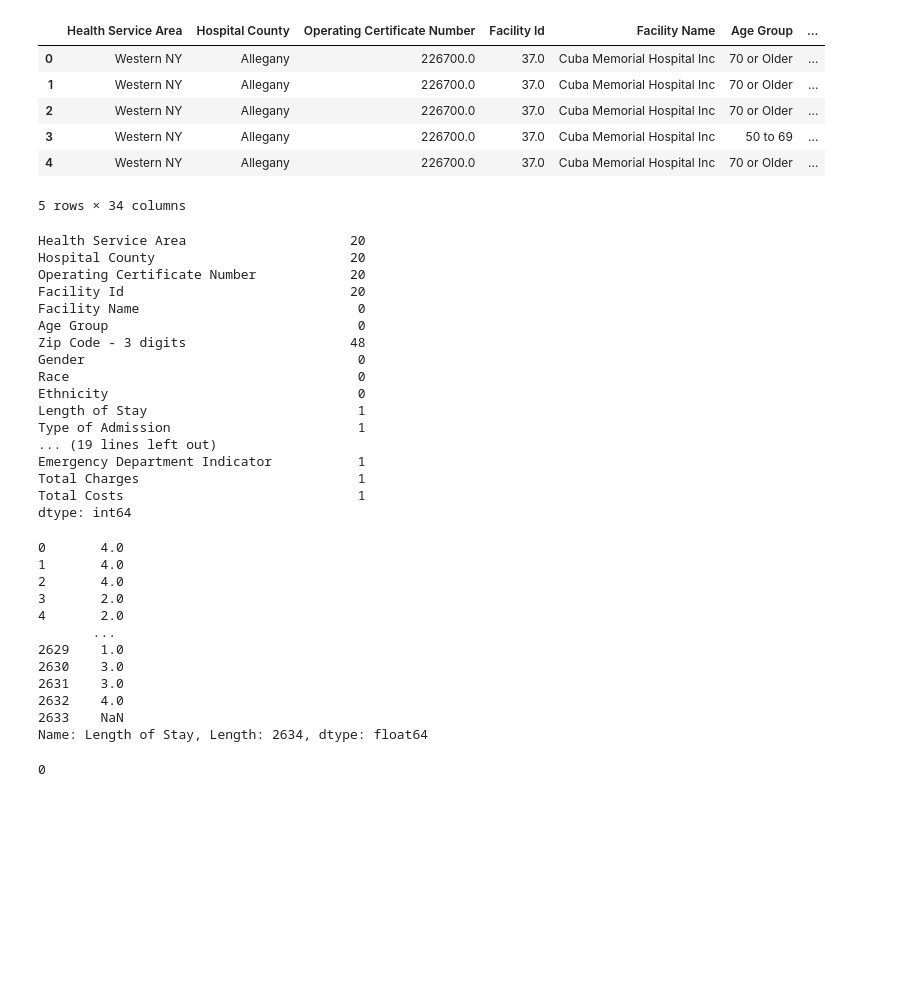
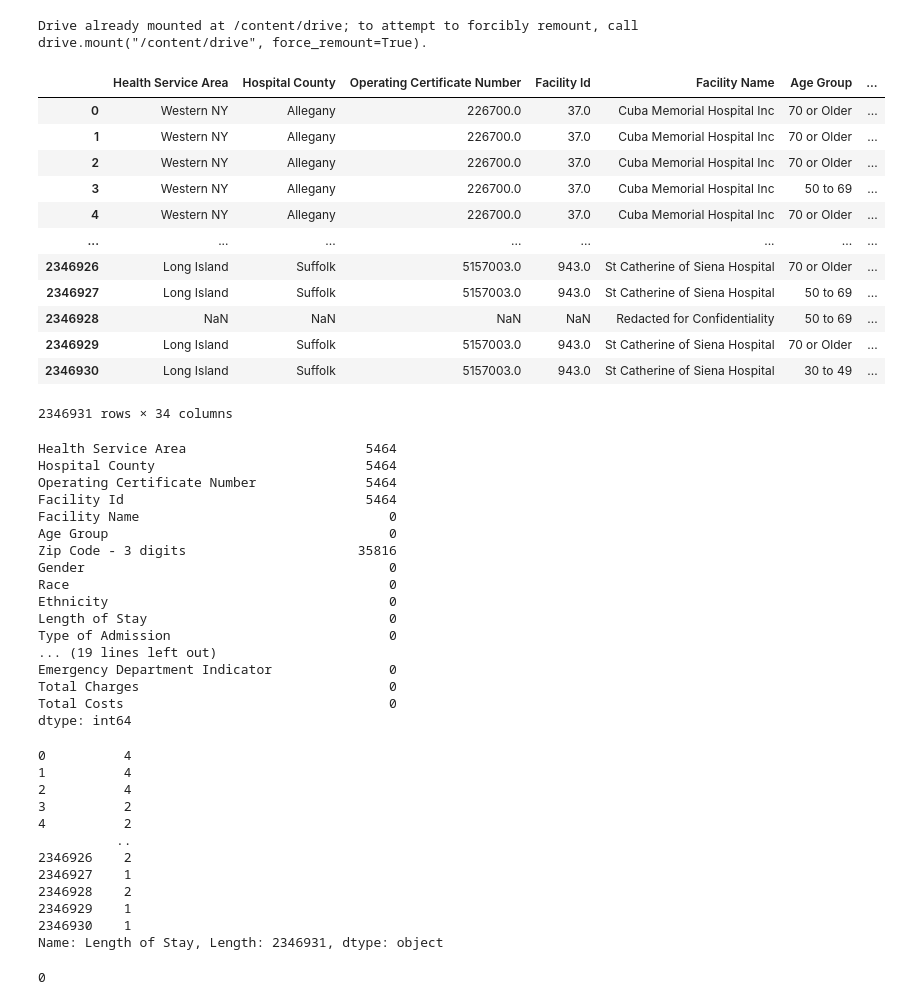
Before and after one commit to varun872/Prediction-of-LOS, a Jupyter notebook: gbc.ipynb, the cells around one changed output. Saved outputs shown, nothing was run; the diff lists cells and outputs as text; code cells hidden in the pictures; blank space fills up the shorter version.

```diff
--- a/gbc.ipynb
+++ b/gbc.ipynb
@@ -9,52 +9,63 @@ from sklearn.metrics import accuracy_score, confusion_matrix
 from sklearn import preprocessing
 import warnings
 warnings.filterwarnings("ignore")
+# %%
+from google.colab import drive
+drive.mount('/content/drive')
+# %% [output]
+Drive already mounted at /content/drive; to attempt to forcibly remount, call drive.mount("/content/drive", force_remount=True).
 # %%
-df = pd.read_csv("/content/NY.csv")
-df.head()
+df = pd.read_csv("/content/drive/MyDrive/CDSAML_P13/NY.csv")
+df
 # %% [output]
 |  | Health Service Area | Hospital County | Operating Certificate Number | Facility Id | Facility Name | Age Group | ... |
 | 0 | Western NY | Allegany | 226700.0 | 37.0 | Cuba Memorial Hospital Inc | 70 or Older | ... |
 | 1 | Western NY | Allegany | 226700.0 | 37.0 | Cuba Memorial Hospital Inc | 70 or Older | ... |
 | 2 | Western NY | Allegany | 226700.0 | 37.0 | Cuba Memorial Hospital Inc | 70 or Older | ... |
 | 3 | Western NY | Allegany | 226700.0 | 37.0 | Cuba Memorial Hospital Inc | 50 to 69 | ... |
 | 4 | Western NY | Allegany | 226700.0 | 37.0 | Cuba Memorial Hospital Inc | 70 or Older | ... |
+| ... | ... | ... | ... | ... | ... | ... | ... |
+| 2346926 | Long Island | Suffolk | 5157003.0 | 943.0 | St Catherine of Siena Hospital | 70 or Older | ... |
+| 2346927 | Long Island | Suffolk | 5157003.0 | 943.0 | St Catherine of Siena Hospital | 50 to 69 | ... |
+| 2346928 | NaN | NaN | NaN | NaN | Redacted for Confidentiality | 50 to 69 | ... |
+| 2346929 | Long Island | Suffolk | 5157003.0 | 943.0 | St Catherine of Siena Hospital | 70 or Older | ... |
+| 2346930 | Long Island | Suffolk | 5157003.0 | 943.0 | St Catherine of Siena Hospital | 30 to 49 | ... |
-5 rows × 34 columns
+2346931 rows × 34 columns
 # %%
 df.isnull().sum()
 # %% [output]
-Health Service Area                     20
-Hospital County                         20
-Operating Certificate Number            20
-Facility Id                             20
-Facility Name                            0
-Age Group                                0
-Zip Code - 3 digits                     48
-Gender                                   0
-Race                                     0
-Ethnicity                                0
-Length of Stay                           1
-Type of Admission                        1
+Health Service Area                       5464
+Hospital County                           5464
+Operating Certificate Number              5464
+Facility Id                               5464
+Facility Name                                0
+Age Group                                    0
+Zip Code - 3 digits                      35816
+Gender                                       0
+Race                                         0
+Ethnicity                                    0
+Length of Stay                               0
+Type of Admission                            0
 ... (19 lines left out)
-Emergency Department Indicator           1
-Total Charges                            1
-Total Costs                              1
+Emergency Department Indicator               0
+Total Charges                                0
+Total Costs                                  0
 dtype: int64
 # %%
 df['Length of Stay']
 # %% [output]
-0       4.0
-1       4.0
-2       4.0
-3       2.0
-4       2.0
-       ...
-2629    1.0
-2630    3.0
-2631    3.0
-2632    4.0
-2633    NaN
-Name: Length of Stay, Length: 2634, dtype: float64
+0          4
+1          4
+2          4
+3          2
+4          2
+          ..
+2346926    2
+2346927    1
+2346928    2
+2346929    1
+2346930    1
+Name: Length of Stay, Length: 2346931, dtype: object
 # %%
 df = df.dropna(subset=['Length of Stay'])
 # %%
```
Also changed, not shown: parts of 18 cells of this notebook, 3 other files.
